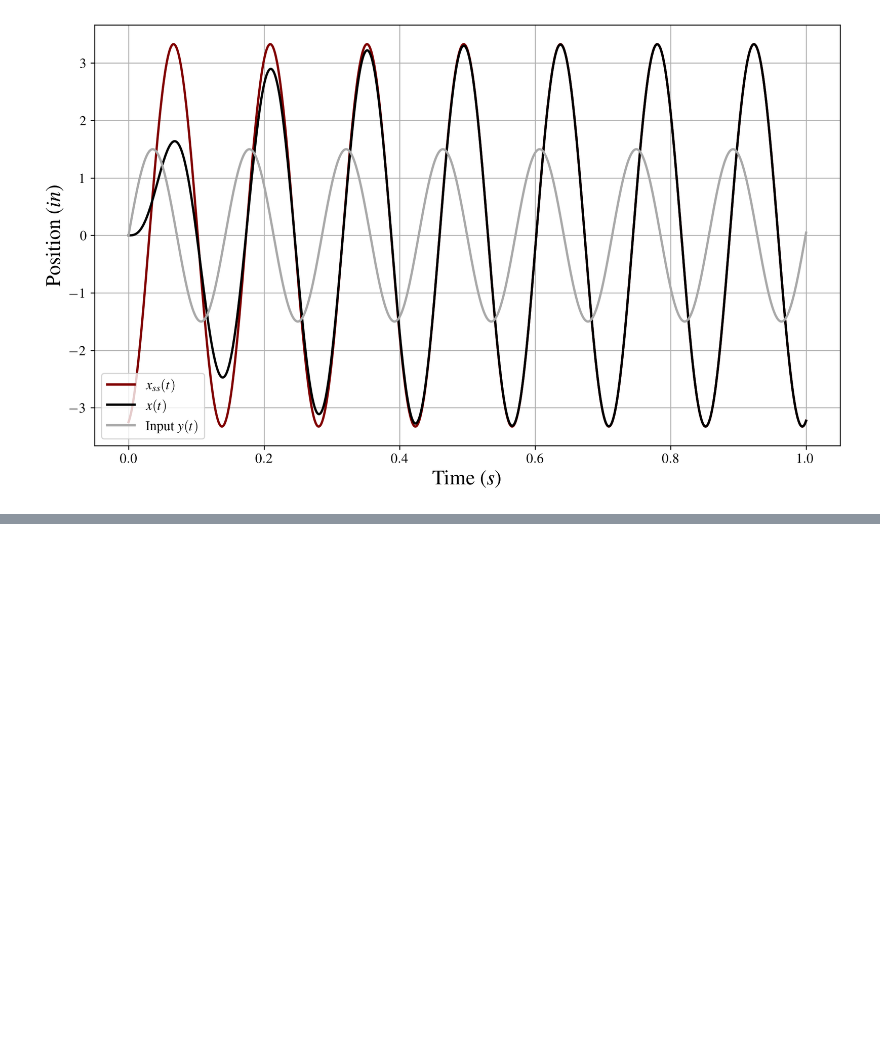
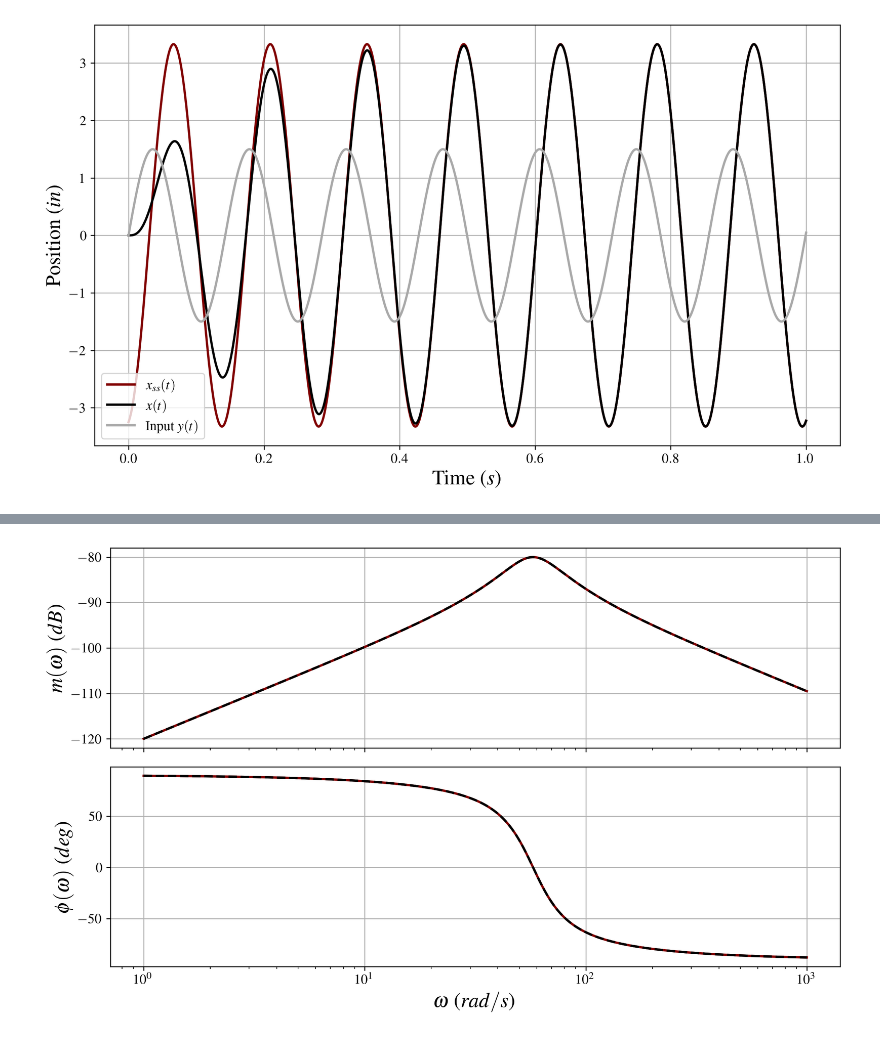
Before and after one commit to gabemorris12/System-Dynamics, a Jupyter notebook: Homework 5/System Dynamics Homework 5.ipynb, the cells around one changed output, grey strips where cells are left out. Drawn from its saved outputs; the diff is of its cells as text; code cells hidden in the pictures; blank space fills up the shorter version.

```diff
--- a/Homework 5/System Dynamics Homework 5.ipynb
+++ b/Homework 5/System Dynamics Homework 5.ipynb
@@ -165,0 +211,3 @@ plt.show()
+# %%
+T_jw = T_s.subs(s, sp.I*w)
+T_jw
@@ -165,0 +216,8 @@ plt.show()
+# %%
+num, den = sp.fraction(T_jw)
+num_im = sp.im(num)
+den_re = sp.re(den)
+den_im = sp.im(den)
+
+mag = num_im/sp.sqrt(den_re**2 + den_im**2)
+mag
@@ -165,0 +244,26 @@ plt.show()
+# %%
+mag_lamb = sp.lambdify(w, mag.subs(sub_values), modules='numpy')
+
+omegas = np.linspace(1, 1000, 100_000)
+T_jw = lambda w_: C_*1j*w_/(C_*L_*(1j*w_)**2 + C_*R_*1j*w_ + 1)
+c_nums = T_jw(omegas)
+mags = np.abs(c_nums)
+phase = np.angle(c_nums)
+phase_ana = np.pi/2 - np.arctan2(C_*R_*omegas, 1 - C_*L_*omegas**2)
+
+fig, (ax1, ax2) = plt.subplots(nrows=2, ncols=1, sharex=True)
+ax1.set_xscale('log')
+
+ax1.plot(omegas, 20*np.log10(mags))
+ax1.plot(omegas, 20*np.log10(mag_lamb(omegas)), ls='--')
+ax1.set_ylabel(r'$m(\omega)$ ($dB$)')
+
+ax2.plot(omegas, np.rad2deg(phase))
+ax2.plot(omegas, np.rad2deg(phase_ana), ls='--')
+ax2.set_ylabel(r'$\phi(\omega)$ ($deg$)')
+ax2.set_xlabel(r'$\omega$ ($rad/s$)')
+
+# fig.savefig('Problem 2 Freq Response.png')
+plt.show()
+# %% [output]
+[figure, added]
```
Also changed, not shown: parts of 19 cells of this notebook, 2 other files.
